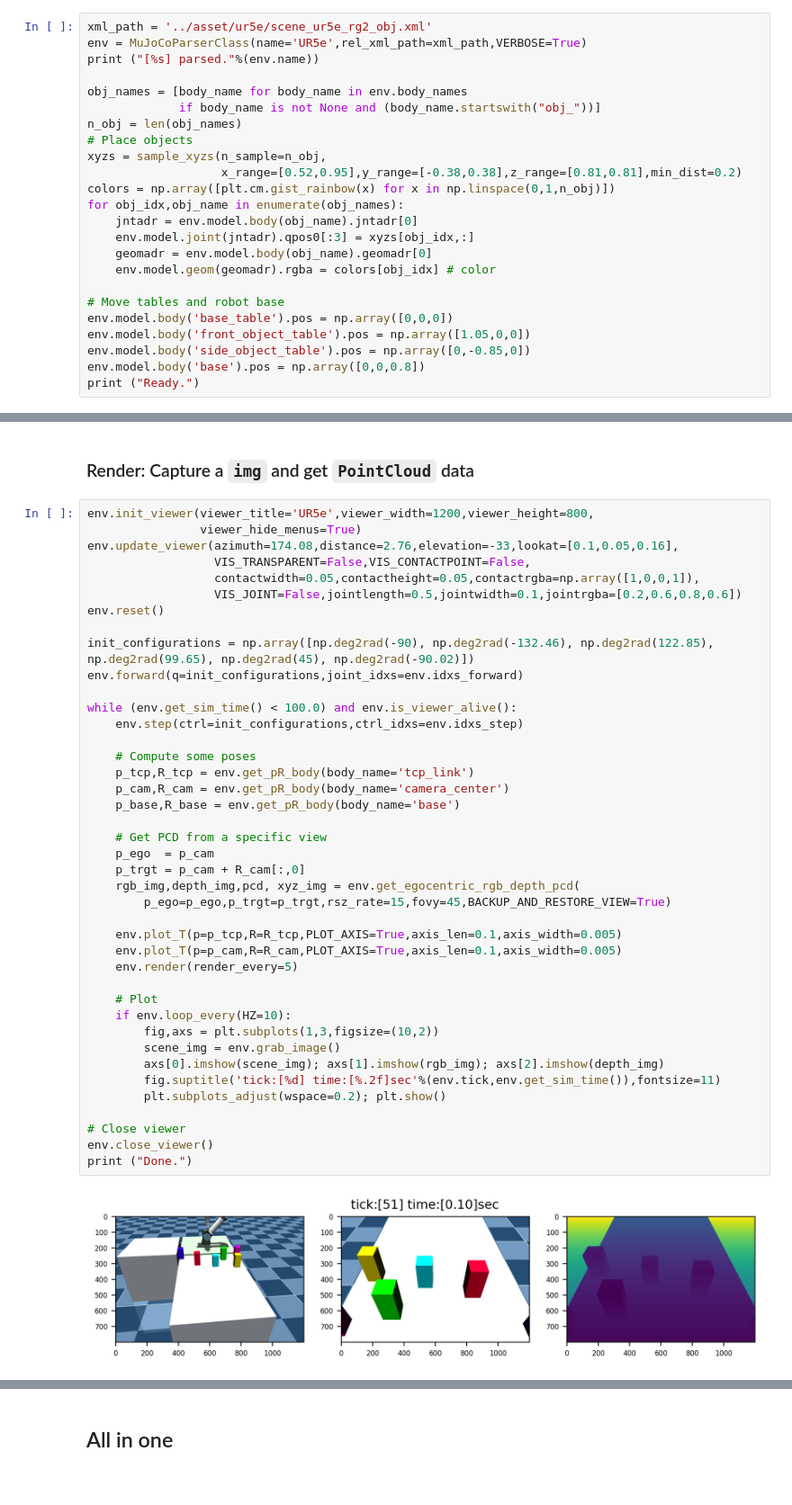
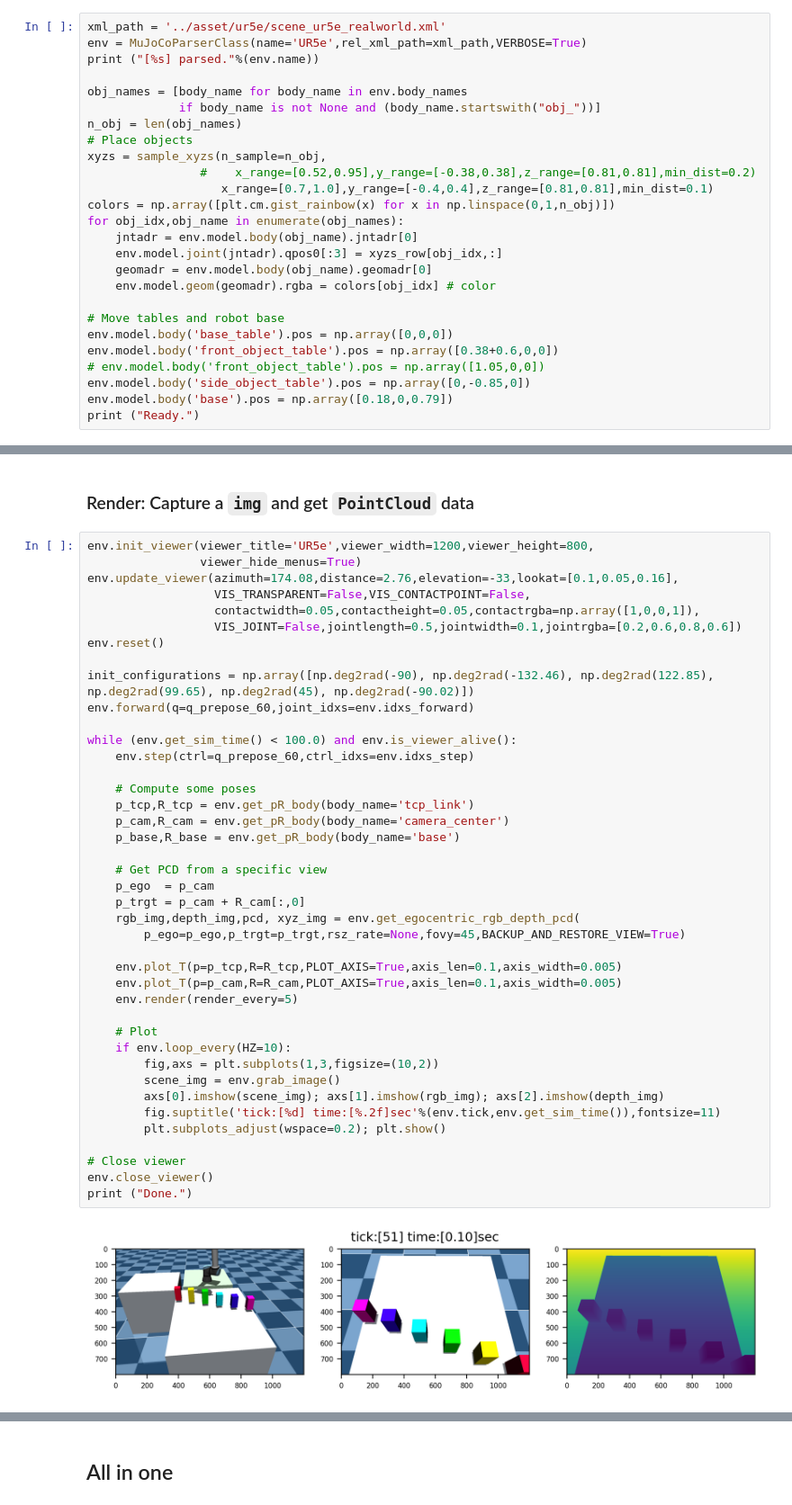
Before and after one commit to joonhyung-lee/mujoco-nonprehensile, a Jupyter notebook: code/demo_orthographic.ipynb, the cells around one changed output, grey strips where cells are left out. Shown at 90% size. Drawn from its saved outputs; the diff is of its cells as text.

```diff
--- a/code/demo_orthographic.ipynb
+++ b/code/demo_orthographic.ipynb
@@ -31,5 +55,5 @@ def add_colorbar(im, aspect=20, pad_fraction=0.5, **kwargs):
 # %%
-xml_path = '../asset/ur5e/scene_ur5e_rg2_obj.xml'
+xml_path = '../asset/ur5e/scene_ur5e_realworld.xml'
 env = MuJoCoParserClass(name='UR5e',rel_xml_path=xml_path,VERBOSE=True)
 print ("[%s] parsed."%(env.name))
 
@@ -38,19 +62,21 @@ obj_names = [body_name for body_name in env.body_names
 n_obj = len(obj_names)
 # Place objects
 xyzs = sample_xyzs(n_sample=n_obj,
-                   x_range=[0.52,0.95],y_range=[-0.38,0.38],z_range=[0.81,0.81],min_dist=0.2)
+                #    x_range=[0.52,0.95],y_range=[-0.38,0.38],z_range=[0.81,0.81],min_dist=0.2)
+                   x_range=[0.7,1.0],y_range=[-0.4,0.4],z_range=[0.81,0.81],min_dist=0.1)
 colors = np.array([plt.cm.gist_rainbow(x) for x in np.linspace(0,1,n_obj)])
 for obj_idx,obj_name in enumerate(obj_names):
     jntadr = env.model.body(obj_name).jntadr[0]
-    env.model.joint(jntadr).qpos0[:3] = xyzs[obj_idx,:]
+    env.model.joint(jntadr).qpos0[:3] = xyzs_row[obj_idx,:]
     geomadr = env.model.body(obj_name).geomadr[0]
     env.model.geom(geomadr).rgba = colors[obj_idx] # color
 
 # Move tables and robot base
 env.model.body('base_table').pos = np.array([0,0,0])
-env.model.body('front_object_table').pos = np.array([1.05,0,0])
+env.model.body('front_object_table').pos = np.array([0.38+0.6,0,0])
+# env.model.body('front_object_table').pos = np.array([1.05,0,0])
 env.model.body('side_object_table').pos = np.array([0,-0.85,0])
-env.model.body('base').pos = np.array([0,0,0.8])
+env.model.body('base').pos = np.array([0.18,0,0.79])
 print ("Ready.")
 # %% [output]
 dt:[0.0020] HZ:[500]
@@ -82,36 +158,36 @@ env.update_viewer(azimuth=174.08,distance=2.76,elevation=-33,lookat=[0.1,0.05,0.
 env.reset()
 
 init_configurations = np.array([np.deg2rad(-90), np.deg2rad(-132.46), np.deg2rad(122.85), np.deg2rad(99.65), np.deg2rad(45), np.deg2rad(-90.02)])
-env.forward(q=init_configurations,joint_idxs=env.idxs_forward)
+env.forward(q=q_prepose_60,joint_idxs=env.idxs_forward)
 
 while (env.get_sim_time() < 100.0) and env.is_viewer_alive():
-    env.step(ctrl=init_configurations,ctrl_idxs=env.idxs_step)
+    env.step(ctrl=q_prepose_60,ctrl_idxs=env.idxs_step)
 
     # Compute some poses
     p_tcp,R_tcp = env.get_pR_body(body_name='tcp_link')
     p_cam,R_cam = env.get_pR_body(body_name='camera_center')
     p_base,R_base = env.get_pR_body(body_name='base')
 
     # Get PCD from a specific view
     p_ego  = p_cam
     p_trgt = p_cam + R_cam[:,0]
     rgb_img,depth_img,pcd, xyz_img = env.get_egocentric_rgb_depth_pcd(
-        p_ego=p_ego,p_trgt=p_trgt,rsz_rate=15,fovy=45,BACKUP_AND_RESTORE_VIEW=True)
+        p_ego=p_ego,p_trgt=p_trgt,rsz_rate=None,fovy=45,BACKUP_AND_RESTORE_VIEW=True)
 
     env.plot_T(p=p_tcp,R=R_tcp,PLOT_AXIS=True,axis_len=0.1,axis_width=0.005)
     env.plot_T(p=p_cam,R=R_cam,PLOT_AXIS=True,axis_len=0.1,axis_width=0.005)
     env.render(render_every=5)
 
     # Plot
     if env.loop_every(HZ=10):
         fig,axs = plt.subplots(1,3,figsize=(10,2))
         scene_img = env.grab_image()
         axs[0].imshow(scene_img); axs[1].imshow(rgb_img); axs[2].imshow(depth_img)
         fig.suptitle('tick:[%d] time:[%.2f]sec'%(env.tick,env.get_sim_time()),fontsize=11)
         plt.subplots_adjust(wspace=0.2); plt.show()
 
 # Close viewer
 env.close_viewer()
 print ("Done.")
 # %% [output]
-[figure, old version]
+[figure, new version]
```
Also changed, not shown: parts of 16 cells of this notebook.
